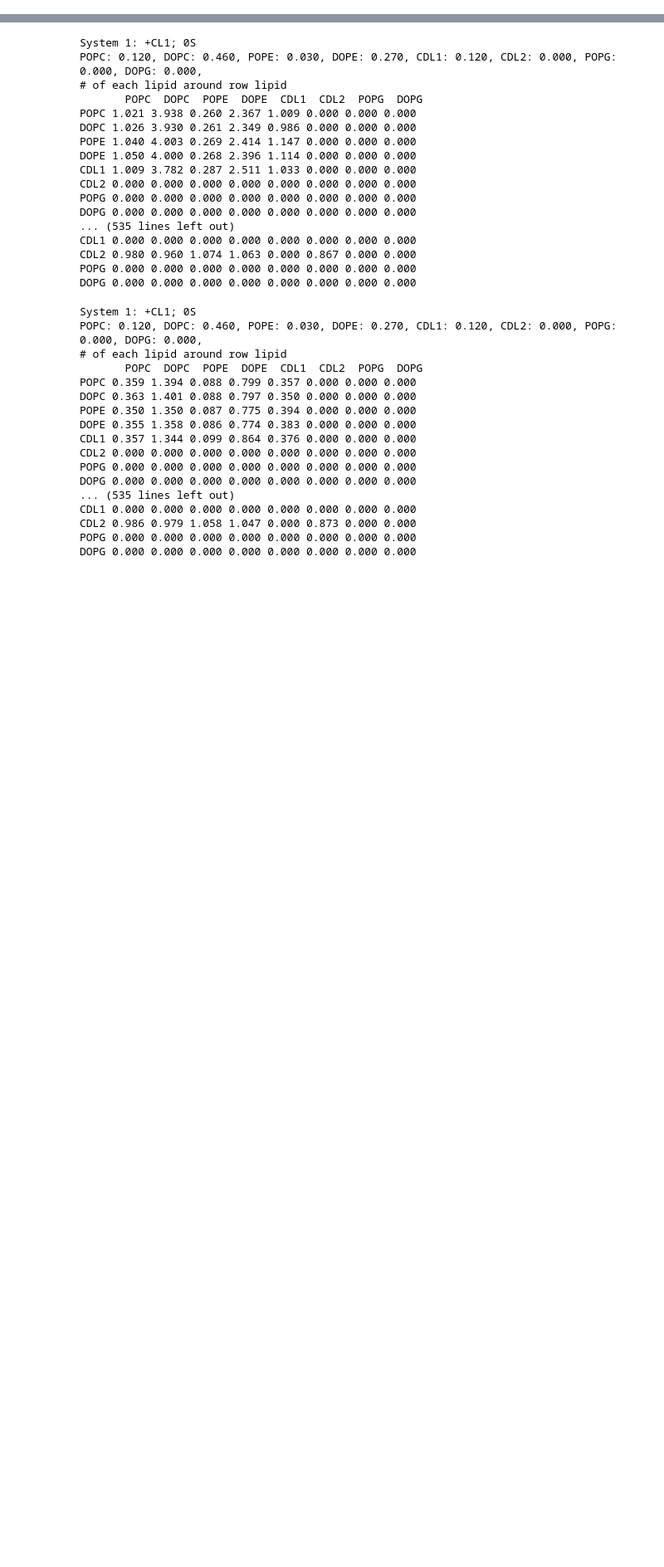
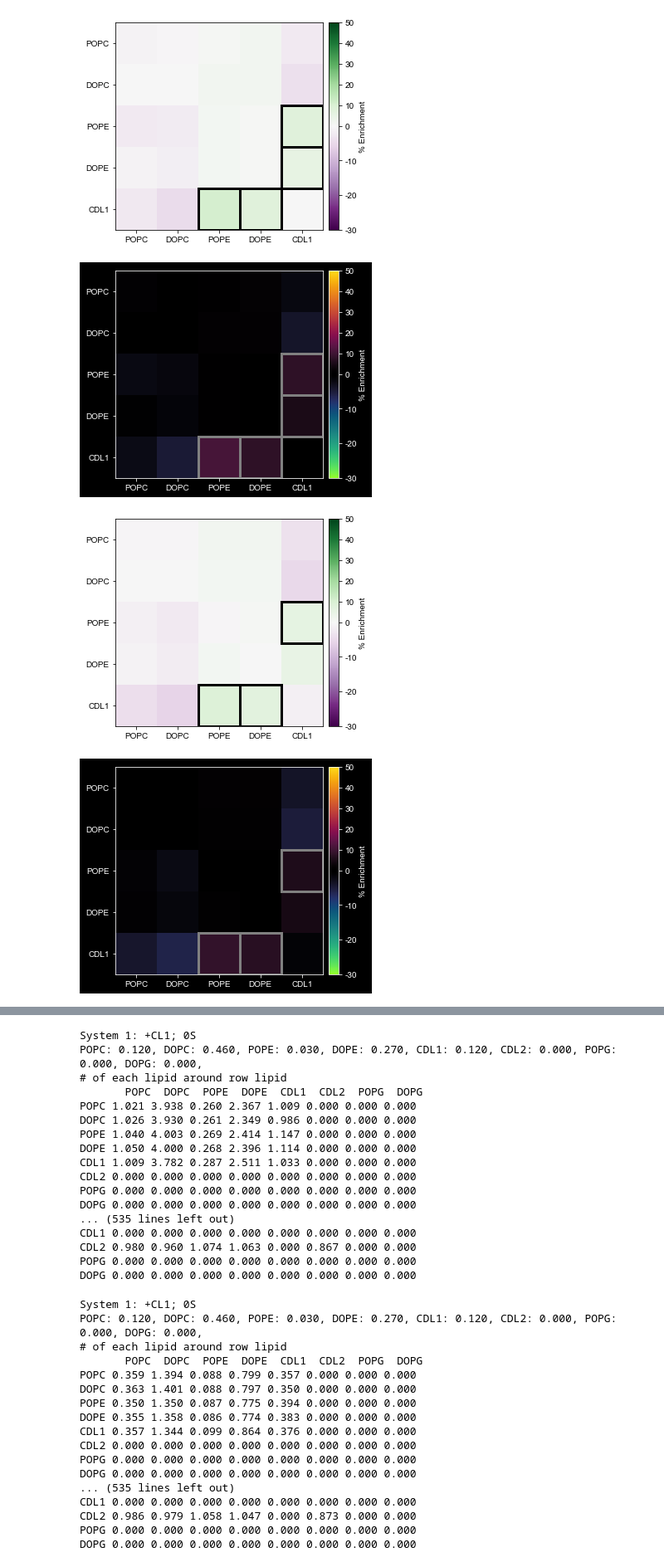
Before and after one commit to RangamaniLabUCSD/2022-mitochondria-lipidomics-md, a Jupyter notebook: scripts/neighbor_analysis.ipynb, the cells around one changed output, grey strips where cells are left out. Shown at 83% size. Saved outputs shown, nothing was run; the diff lists cells and outputs as text; code cells hidden in the pictures; blank space fills up the shorter version.

```diff
--- a/scripts/neighbor_analysis.ipynb
+++ b/scripts/neighbor_analysis.ipynb
@@ -199,12 +202,12 @@ def highlight_cell(x, y, ax=None, **kwargs):
 # %%
 from mpl_toolkits.axes_grid1 import make_axes_locatable
 
-show_figs = False
+show_figs = True
 curr_fig_path = Path("Figures/neighborhood/")
 curr_fig_path.mkdir(parents=True, exist_ok=True)
 
 vmin = 0.7
-vmax=1.5
+vmax = 1.5
 
 box_threshold = 1.05
 
@@ -281,57 +284,73 @@ for sim in util.simulations:
     df_diff = df_diff.loc[:, (df_diff != 0).any(axis=0)]
     df_diff = df_diff.loc[(df_diff != 0).any(axis=1)]
 
-
     for style, style_ext in plot_styles:
         with plt.style.context(style):
             if style_ext:
-                ecolor='white'
+                ecolor = "gray"
+                # cmap = sns.diverging_palette(
+                #     291, 144, s=100, l=50, center="dark", as_cmap=True
+                # )
+                # cmap = sns.color_palette("icefire", as_cmap=True)
+                cmap = plt.get_cmap('cmr.wildfire')
             else:
-                ecolor='black'
-
+                ecolor = "black"
+                cmap = "PRGn"
 
             # print(df_diff.to_numpy().max(), df_diff.to_numpy().min())
             fig, ax = plt.subplots(1, 1, figsize=(5, 5))
 
             divider = make_axes_locatable(ax)
-            cax = divider.append_axes('right', size='5%', pad=0.1)
+            cax = divider.append_axes("right", size="5%", pad=0.1)
 
-            im = ax.imshow(df_diff, cmap ="PRGn", norm=mpl.colors.TwoSlopeNorm(vmin=vmin, vcenter=1.0, vmax=vmax))
+            im = ax.imshow(
+                df_diff,
+                cmap=cmap,
+                norm=mpl.colors.TwoSlopeNorm(vmin=vmin, vcenter=1.0, vmax=vmax),
+            )
 
             box_table = (df_diff > box_threshold).to_numpy()
             nx, ny = box_table.shape
             for i in range(nx):
                 for j in range(ny):
-                    if box_table[i,j]:
-                        highlight_cell(j,i, ax=ax, color=ecolor, linewidth=3)
+                    if box_table[i, j]:
+                        highlight_cell(j, i, ax=ax, color=ecolor, linewidth=3)
 
-            cb = fig.colorbar(im, cax=cax, orientation='vertical')
+            cb = fig.colorbar(im, cax=cax, orientation="vertical")
 
             ticks = cb.get_ticks()
 
-            ticklabels = [r"{:0.0f}".format((tick-1)*100) for tick in ticks]
+            ticklabels = [r"{:0.0f}".format((tick - 1) * 100) for tick in ticks]
 
-            if(df_diff.to_numpy().max() > vmax):
+            if df_diff.to_numpy().max() > vmax:
                 ticklabels[-1] = "> " + ticklabels[-1]
 
-            if (df_diff.to_numpy().max() < vmin):
+            if df_diff.to_numpy().max() < vmin:
                 ticklabels[0] = "< " + ticklabels[0]
 
             cb.set_ticks(ticks)
             cb.set_ticklabels(ticklabels)
             # cb.ax.tick_params(labelsize=14)
             cb.set_label("% Enrichment")
 
             ax.set_xticks(range(len(df_diff)), df_diff.columns)
             ax.set_yticks(range(len(df_diff)), df_diff.index)
 
             fig.tight_layout()
 
-            save_fig(fig, curr_fig_path/f"Sys{util.sim_to_final_index[sim]}_likelihood{style_ext}")
-
+            save_fig(
+                fig,
+                curr_fig_path
+                / f"Sys{util.sim_to_final_index[sim]}_likelihood{style_ext}",
+            )
 
             if show_figs:
                 plt.show()
 
             fig.clear()
             plt.close(fig)
+# %% [output]
+[figure, added]
+[figure, added]
+[figure, added]
+[figure, added]
```
Also changed, not shown: parts of 5 cells of this notebook, 3 other files.
